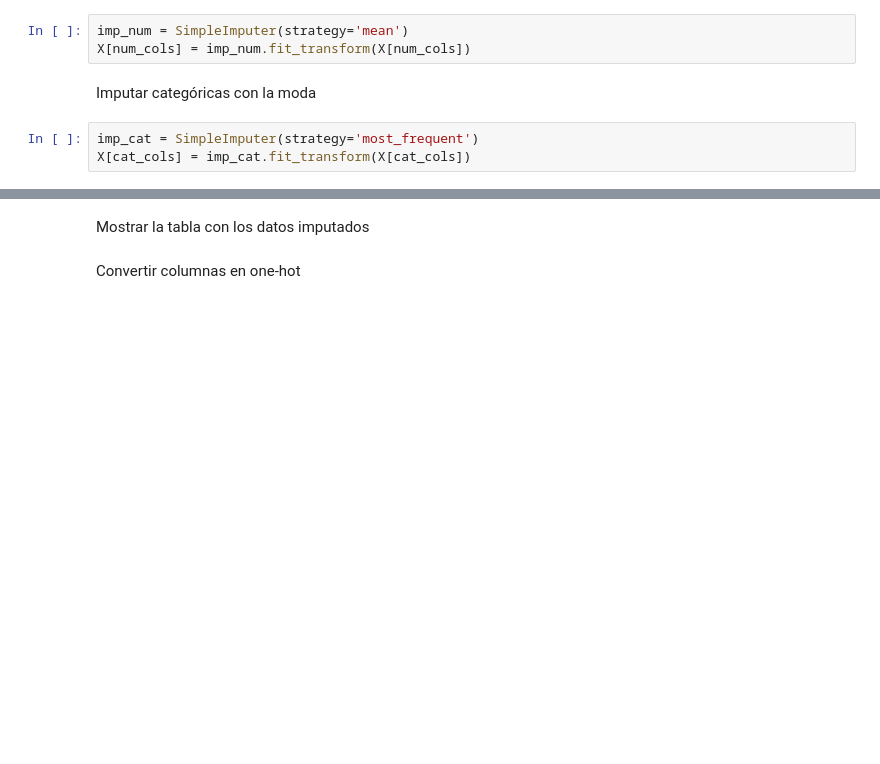
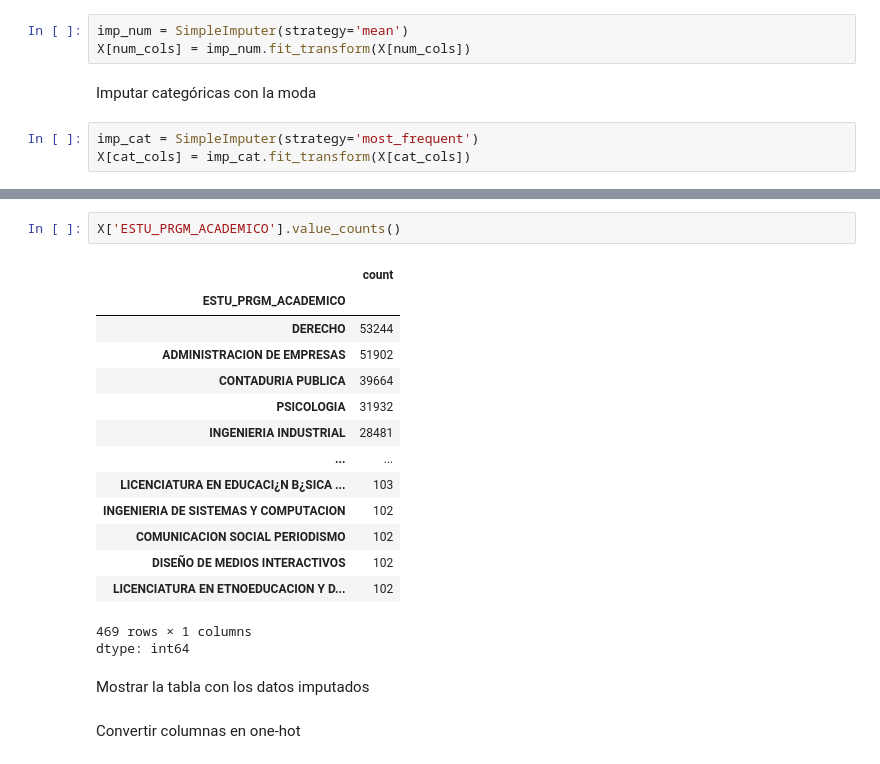
Before and after one commit to Nomaqui/ENTREGAS, a Jupyter notebook: 02 - preprocesado.ipynb, the cells around one changed output, grey strips where cells are left out. Drawn from its saved outputs; the diff is of its cells as text; blank space fills up the shorter version.

```diff
--- a/02 - preprocesado.ipynb
+++ b/02 - preprocesado.ipynb
@@ -36,3 +42,21 @@ X[cat_cols] = imp_cat.fit_transform(X[cat_cols])
+# %%
+X['ESTU_PRGM_ACADEMICO'].value_counts()
+# %% [output]
+|  | count |
+| ESTU_PRGM_ACADEMICO |  |
+| DERECHO | 53244 |
+| ADMINISTRACION DE EMPRESAS | 51902 |
+| CONTADURIA PUBLICA | 39664 |
+| PSICOLOGIA | 31932 |
+| INGENIERIA INDUSTRIAL | 28481 |
+| ... | ... |
+| LICENCIATURA EN EDUCACI¿N B¿SICA ... | 103 |
+| INGENIERIA DE SISTEMAS Y COMPUTACION | 102 |
+| COMUNICACION SOCIAL PERIODISMO | 102 |
+| DISEÑO DE MEDIOS INTERACTIVOS | 102 |
+| LICENCIATURA EN ETNOEDUCACION Y D... | 102 |
+469 rows × 1 columns
+dtype: int64
 # %% [markdown]
 Mostrar la tabla con los datos imputados
 # %% [markdown]
```
Also changed, not shown: parts of 7 cells of this notebook.
